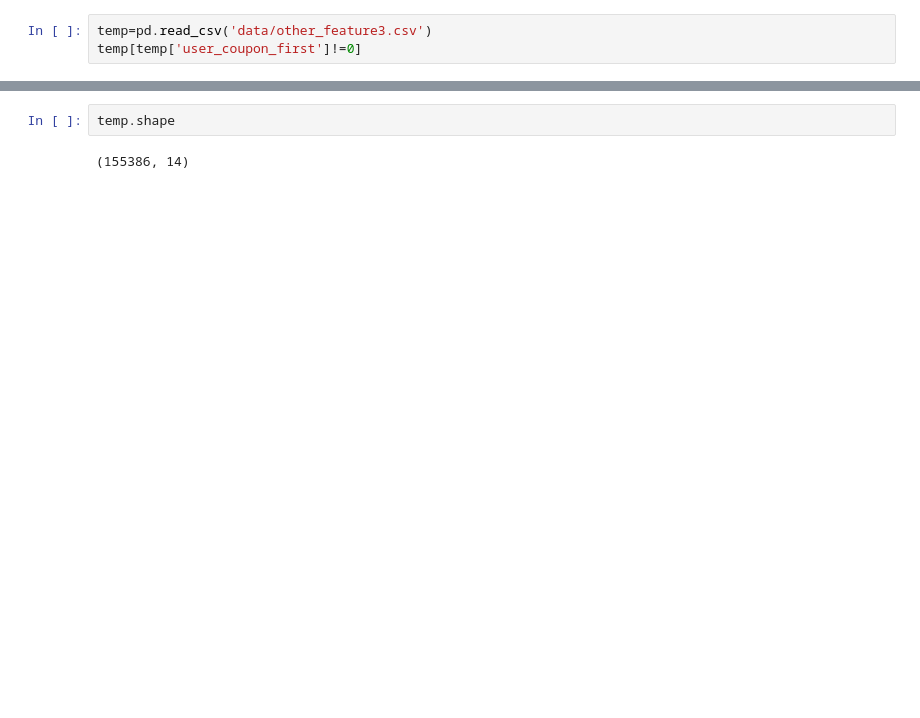
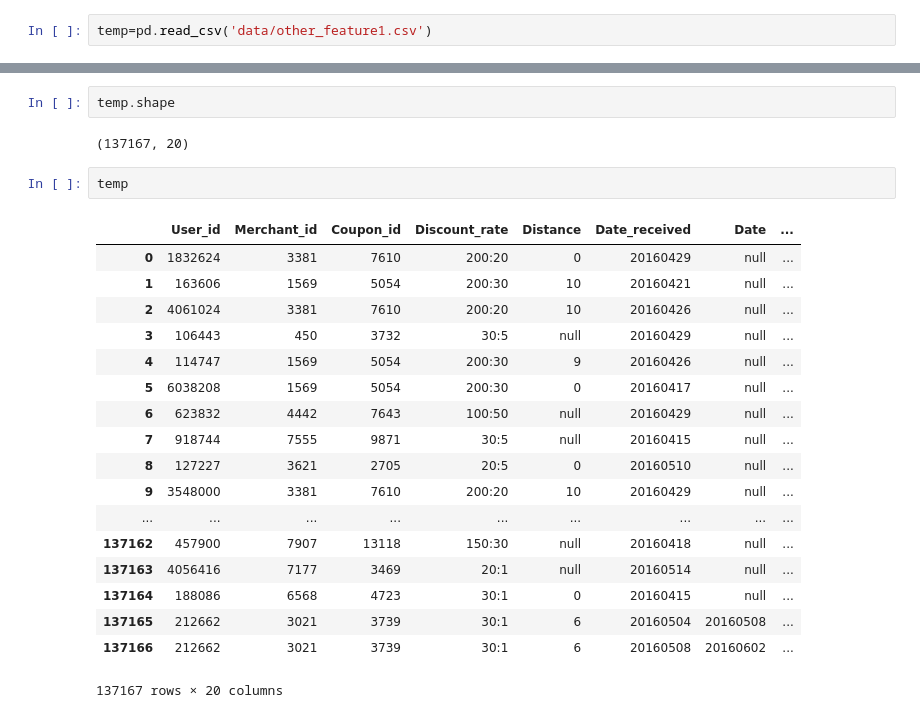
Before and after one commit to q1161602026/Coupon_Forecast, a Jupyter notebook: extract_other_feature.ipynb, the cells around one changed output, grey strips where cells are left out. Saved outputs shown, nothing was run; the diff lists cells and outputs as text; blank space fills up the shorter version.

```diff
--- a/extract_other_feature.ipynb
+++ b/extract_other_feature.ipynb
@@ -67,3 +115,2 @@ See the caveats in the documentation: http://pandas.pydata.org/pandas-docs/stabl
 # %%
-temp=pd.read_csv('data/other_feature3.csv')
-temp[temp['user_coupon_first']!=0]
+temp=pd.read_csv('data/other_feature1.csv')
@@ -89,4 +117,25 @@ temp[temp['user_coupon_first']!=0]
 # %%
 temp.shape
 # %% [output]
-(155386, 14)
+(137167, 20)
+# %%
+temp
+# %% [output]
+|  | User_id | Merchant_id | Coupon_id | Discount_rate | Distance | Date_received | Date | ... |
+| 0 | 1832624 | 3381 | 7610 | 200:20 | 0 | 20160429 | null | ... |
+| 1 | 163606 | 1569 | 5054 | 200:30 | 10 | 20160421 | null | ... |
+| 2 | 4061024 | 3381 | 7610 | 200:20 | 10 | 20160426 | null | ... |
+| 3 | 106443 | 450 | 3732 | 30:5 | null | 20160429 | null | ... |
+| 4 | 114747 | 1569 | 5054 | 200:30 | 9 | 20160426 | null | ... |
+| 5 | 6038208 | 1569 | 5054 | 200:30 | 0 | 20160417 | null | ... |
+| 6 | 623832 | 4442 | 7643 | 100:50 | null | 20160429 | null | ... |
+| 7 | 918744 | 7555 | 9871 | 30:5 | null | 20160415 | null | ... |
+| 8 | 127227 | 3621 | 2705 | 20:5 | 0 | 20160510 | null | ... |
+| 9 | 3548000 | 3381 | 7610 | 200:20 | 10 | 20160429 | null | ... |
+| ... | ... | ... | ... | ... | ... | ... | ... | ... |
+| 137162 | 457900 | 7907 | 13118 | 150:30 | null | 20160418 | null | ... |
+| 137163 | 4056416 | 7177 | 3469 | 20:1 | null | 20160514 | null | ... |
+| 137164 | 188086 | 6568 | 4723 | 30:1 | 0 | 20160415 | null | ... |
+| 137165 | 212662 | 3021 | 3739 | 30:1 | 6 | 20160504 | 20160508 | ... |
+| 137166 | 212662 | 3021 | 3739 | 30:1 | 6 | 20160508 | 20160602 | ... |
+137167 rows × 20 columns
```
Also changed, not shown: parts of 2 cells of this notebook, 11 other files.
